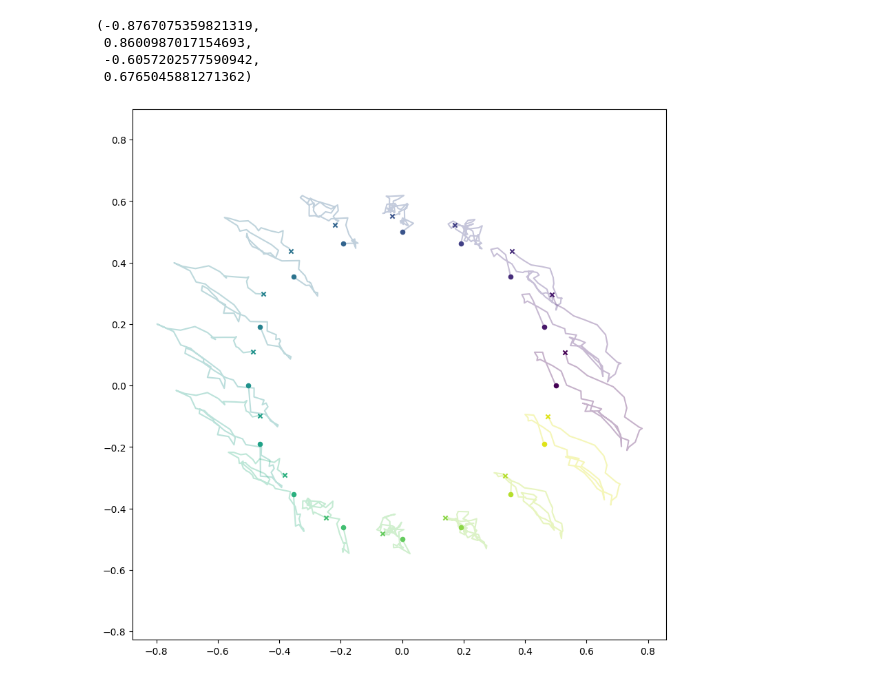
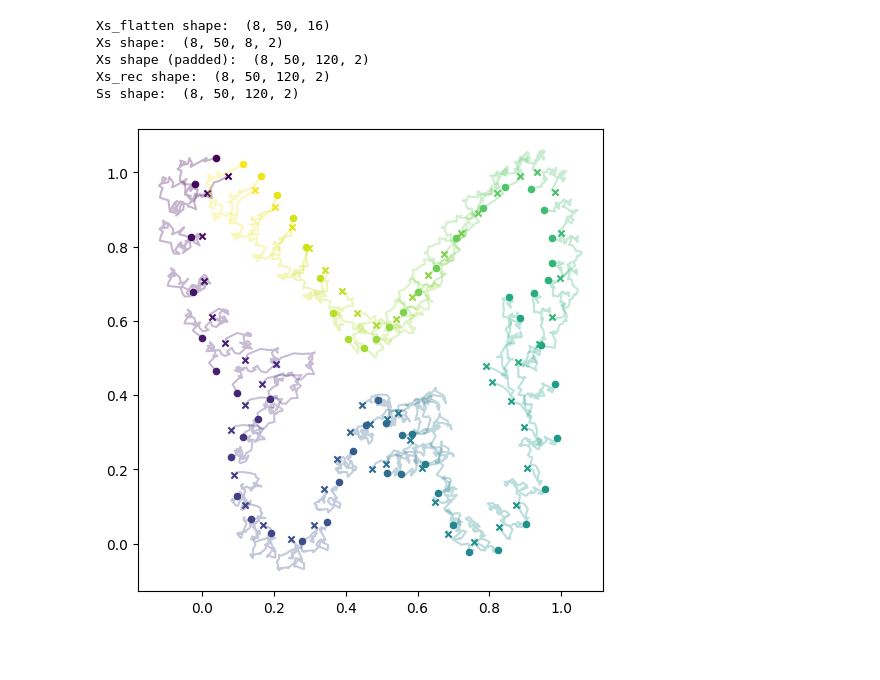
Before and after one commit to libbylbaker/infsdebridge, a Jupyter notebook: sdebridge/notebooks/Cond_QFourier_SM.ipynb, the cells around one changed output. Drawn from its saved outputs; the diff is of its cells as text; code cells hidden in the pictures; blank space fills up the shorter version.

```diff
--- a/sdebridge/notebooks/Cond_QFourier_SM.ipynb
+++ b/sdebridge/notebooks/Cond_QFourier_SM.ipynb
@@ -234,5 +207,7 @@ backward_brownian_bridge = bridge.simulate_backward_bridge(
     initial_val=X0_flatten,
     terminal_val=XT_flatten,
     score_p=score_p,
-    num_batches=4,
+    num_batches=8,
 )
+
+# %timeit backward_brownian_bridge = bridge.simulate_backward_bridge(initial_val=X0_flatten, terminal_val=XT_flatten, score_p=score_p, num_batches=64)
@@ -244,7 +221,7 @@ print("Xs shape: ", Xs.shape)
 Xs_pad = jnp.pad(Xs, pad_width=((0, 0), (0, 0), (sde.n_padding, sde.n_padding), (0, 0)), mode='constant', constant_values=0)
 print("Xs shape (padded): ", Xs_pad.shape)
 Xs_pad = jnp.fft.ifftshift(Xs_pad, axes=-2)
-Xs_rec = jnp.fft.ifft(Xs_pad, norm="ortho", n=n_samples, axis=-2)
+Xs_rec = jnp.fft.ifft(Xs_pad, norm="backward", n=n_samples, axis=-2)
 print("Xs_rec shape: ", Xs_rec.shape)
 
 Ss = S0[None, None, :, :] + Xs_rec.real
@@ -257,0 +235,11 @@ Ss shape:  (4, 50, 64, 2)
+# %%
+sample_idx = 1
+# get the colormap
+cmap = colormaps.get_cmap('viridis')
+colors = cmap(jnp.linspace(0, 1, sde.n_samples))
+plt.figure(figsize=(6, 6))
+with jax.default_device(jax.devices('cpu')[0]):
+    for i in jnp.arange(sde.n_samples)[::2]:
+        plt.scatter(Ss[sample_idx, 0, i, 0], Ss[sample_idx, 0, i, 1], s=20, marker='x', color=colors[i])
+        plt.scatter(Ss[sample_idx, -1, i, 0], Ss[sample_idx, -1, i, 1], s=20, marker='o', color=colors[i])
+        plt.plot(Ss[sample_idx, :-1, i, 0], Ss[sample_idx, :-1, i, 1], color=colors[i], alpha=0.3)
@@ -258,17 +314,32 @@ Ss shape:  (4, 50, 64, 2)
+# %%
+Xs_flatten = forward_brownian_bridge["trajectories"]
+print("Xs_flatten shape: ", Xs_flatten.shape)
+Xs = jnp.stack(jnp.split(Xs_flatten, 2, axis=-1), axis=-1)
+print("Xs shape: ", Xs.shape)
+Xs_pad = jnp.pad(Xs, pad_width=((0, 0), (0, 0), (sde.n_padding, sde.n_padding), (0, 0)), mode='constant', constant_values=0)
+print("Xs shape (padded): ", Xs_pad.shape)
+Xs_pad = jnp.fft.ifftshift(Xs_pad, axes=-2)
+Xs_rec = jnp.fft.ifft(Xs_pad, norm="backward", n=n_samples, axis=-2)
+print("Xs_rec shape: ", Xs_rec.shape)
+
+Ss = S0[None, None, :, :] + Xs_rec.real
+print("Ss shape: ", Ss.shape)
+# %% [output]
+Xs_flatten shape:  (8, 50, 16)
+Xs shape:  (8, 50, 8, 2)
+Xs shape (padded):  (8, 50, 120, 2)
+Xs_rec shape:  (8, 50, 120, 2)
+Ss shape:  (8, 50, 120, 2)
 # %%
-sample_idx = 2
+sample_idx = 5
 # get the colormap
 cmap = colormaps.get_cmap('viridis')
 colors = cmap(jnp.linspace(0, 1, sde.n_samples))
-plt.figure(figsize=(10, 10))
-for i in jnp.arange(sde.n_samples)[::4]:
-    plt.scatter(Ss[sample_idx, 0, i, 0], Ss[sample_idx, 0, i, 1], s=20, marker='x', color=colors[i])
-    plt.scatter(Ss[sample_idx, -1, i, 0], Ss[sample_idx, -1, i, 1], s=20, marker='o', color=colors[i])
-    plt.plot(Ss[sample_idx, :, i, 0], Ss[sample_idx, :, i, 1], color=colors[i], alpha=0.3)
-plt.axis('equal')
+plt.figure(figsize=(6, 6))
+with jax.default_device(jax.devices('cpu')[0]):
+    for i in jnp.arange(sde.n_samples)[::2]:
+        plt.scatter(Ss[sample_idx, 0, i, 0], Ss[sample_idx, 0, i, 1], s=20, marker='x', color=colors[i])
+        plt.scatter(Ss[sample_idx, -1, i, 0], Ss[sample_idx, -1, i, 1], s=20, marker='o', color=colors[i])
+        plt.plot(Ss[sample_idx, :, i, 0], Ss[sample_idx, :, i, 1], color=colors[i], alpha=0.3)
 # %% [output]
-(-0.8767075359821319,
- 0.8600987017154693,
- -0.6057202577590942,
- 0.6765045881271362)
-[figure, old version]
+[figure, new version]
```
Also changed, not shown: parts of 18 cells of this notebook, 7 other files.
